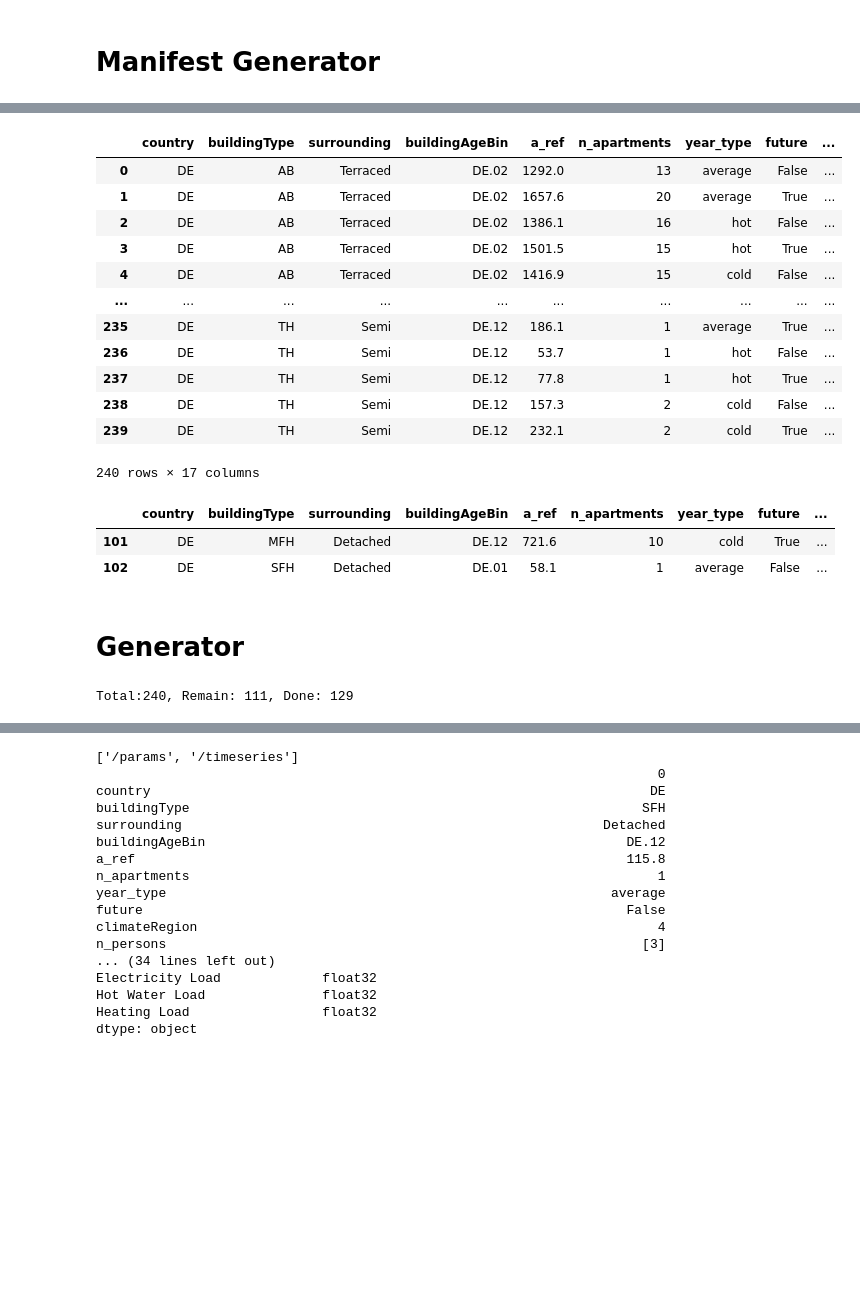
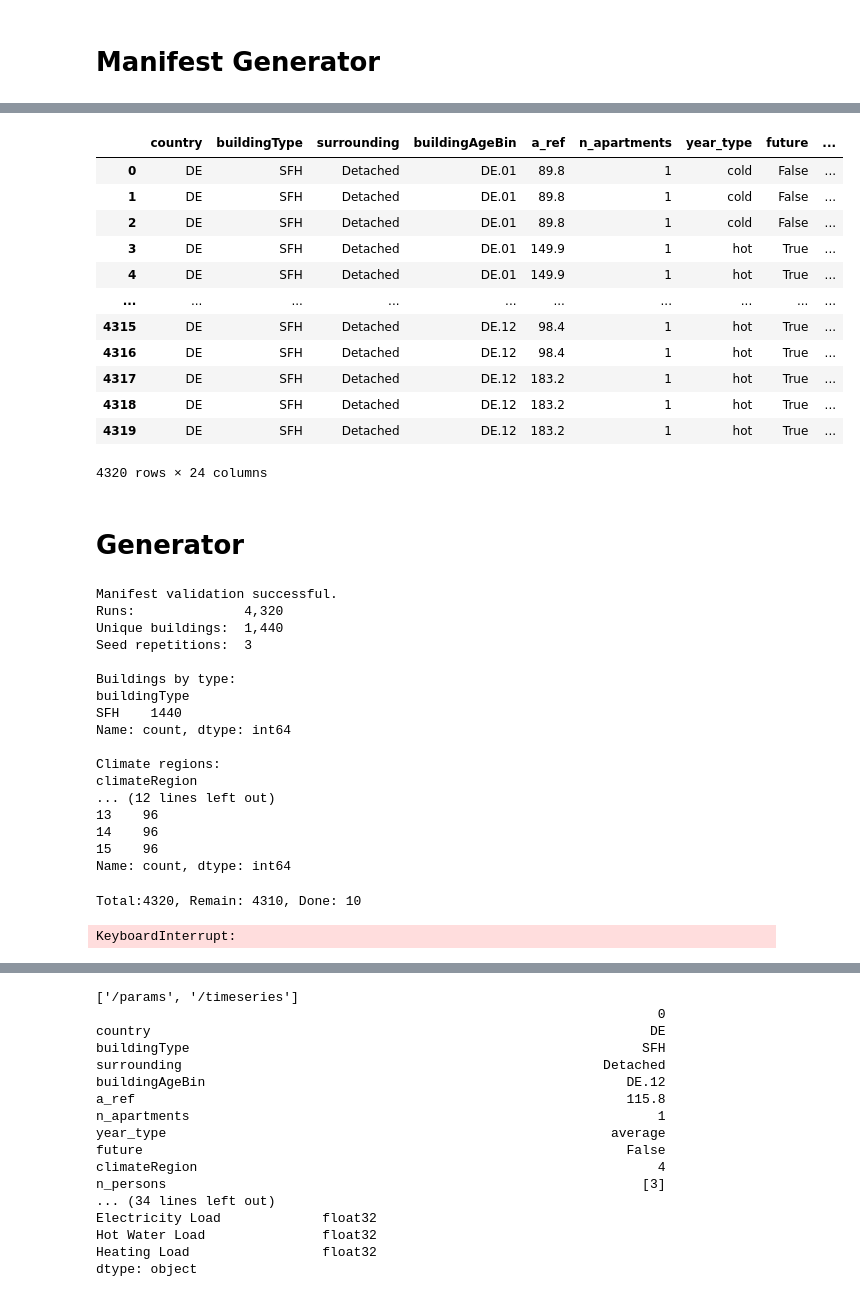
Before and after one commit to NV717/tsib_simuflex, a Jupyter notebook: Generation_Manifest.ipynb, the cells around one changed output, grey strips where cells are left out. Drawn from its saved outputs; the diff is of its cells as text; code cells hidden in the pictures; blank space fills up the shorter version.

```diff
--- a/Generation_Manifest.ipynb
+++ b/Generation_Manifest.ipynb
@@ -158,6 +18,9 @@ def manifest(scenario_reps,seed_reps,episcope_path , building_types= ["SFH", "MF
 # %%
-manifest2 = manifest(scenario_reps=1,
-                    seed_reps=1,
+man = manifest(scenario_reps=120,
+                    seed_reps=3,
                     episcope_path=r"tsib\data\episcope\episcope.csv",
-                    building_types= ["SFH", "MFH", "TH", "AB"],
+                    building_types= ["SFH"], #, "MFH", "TH", "AB"
                     seed=42, overwrite=True)
+print(man.shape)
+print(man.head())
+print(man.dtypes)
@@ -227,28 +45,43 @@ manifest2
-# %%
-pd.read_parquet(r"Generation\manifest.parquet")
-# %% [output]
-|  | country | buildingType | surrounding | buildingAgeBin | a_ref | n_apartments | year_type | future | ... |
-| 0 | DE | AB | Terraced | DE.02 | 1292.0 | 13 | average | False | ... |
-| 1 | DE | AB | Terraced | DE.02 | 1657.6 | 20 | average | True | ... |
-| 2 | DE | AB | Terraced | DE.02 | 1386.1 | 16 | hot | False | ... |
-| 3 | DE | AB | Terraced | DE.02 | 1501.5 | 15 | hot | True | ... |
-| 4 | DE | AB | Terraced | DE.02 | 1416.9 | 15 | cold | False | ... |
-| ... | ... | ... | ... | ... | ... | ... | ... | ... | ... |
-| 235 | DE | TH | Semi | DE.12 | 186.1 | 1 | average | True | ... |
-| 236 | DE | TH | Semi | DE.12 | 53.7 | 1 | hot | False | ... |
-| 237 | DE | TH | Semi | DE.12 | 77.8 | 1 | hot | True | ... |
-| 238 | DE | TH | Semi | DE.12 | 157.3 | 2 | cold | False | ... |
-| 239 | DE | TH | Semi | DE.12 | 232.1 | 2 | cold | True | ... |
-240 rows × 17 columns
-# %%
-manifest2.loc[[101,102]]
-# %% [output]
-|  | country | buildingType | surrounding | buildingAgeBin | a_ref | n_apartments | year_type | future | ... |
-| 101 | DE | MFH | Detached | DE.12 | 721.6 | 10 | cold | True | ... |
-| 102 | DE | SFH | Detached | DE.01 | 58.1 | 1 | average | False | ... |
+# %%
+man
+# %% [output]
+|  | country | buildingType | surrounding | buildingAgeBin | a_ref | n_apartments | year_type | future | ... |
+| 0 | DE | SFH | Detached | DE.01 | 89.8 | 1 | cold | False | ... |
+| 1 | DE | SFH | Detached | DE.01 | 89.8 | 1 | cold | False | ... |
+| 2 | DE | SFH | Detached | DE.01 | 89.8 | 1 | cold | False | ... |
+| 3 | DE | SFH | Detached | DE.01 | 149.9 | 1 | hot | True | ... |
+| 4 | DE | SFH | Detached | DE.01 | 149.9 | 1 | hot | True | ... |
+| ... | ... | ... | ... | ... | ... | ... | ... | ... | ... |
+| 4315 | DE | SFH | Detached | DE.12 | 98.4 | 1 | hot | True | ... |
+| 4316 | DE | SFH | Detached | DE.12 | 98.4 | 1 | hot | True | ... |
+| 4317 | DE | SFH | Detached | DE.12 | 183.2 | 1 | hot | True | ... |
+| 4318 | DE | SFH | Detached | DE.12 | 183.2 | 1 | hot | True | ... |
+| 4319 | DE | SFH | Detached | DE.12 | 183.2 | 1 | hot | True | ... |
+4320 rows × 24 columns
 # %% [markdown]
 # Generator
+# %%
+validate_manifest(man,3)
+# %% [output]
+Manifest validation successful.
+Runs:              4,320
+Unique buildings:  1,440
+Seed repetitions:  3
+
+Buildings by type:
+buildingType
+SFH    1440
+Name: count, dtype: int64
+
+Climate regions:
+climateRegion
+... (12 lines left out)
+13    96
+14    96
+15    96
+Name: count, dtype: int64
 # %%
-manifest_run("Generation/manifest.parquet",res_dir="Generation/results", fail_log="failures.log", max_cores=19)
+manifest_run("Generation/manifest.parquet",res_dir="Generation/results", fail_log="failures.log", max_cores=10)
 # %% [output]
-Total:240, Remain: 111, Done: 129
+Total:4320, Remain: 4310, Done: 10
+KeyboardInterrupt:
```
Also changed, not shown: parts of 31 cells of this notebook, 3 other files.
